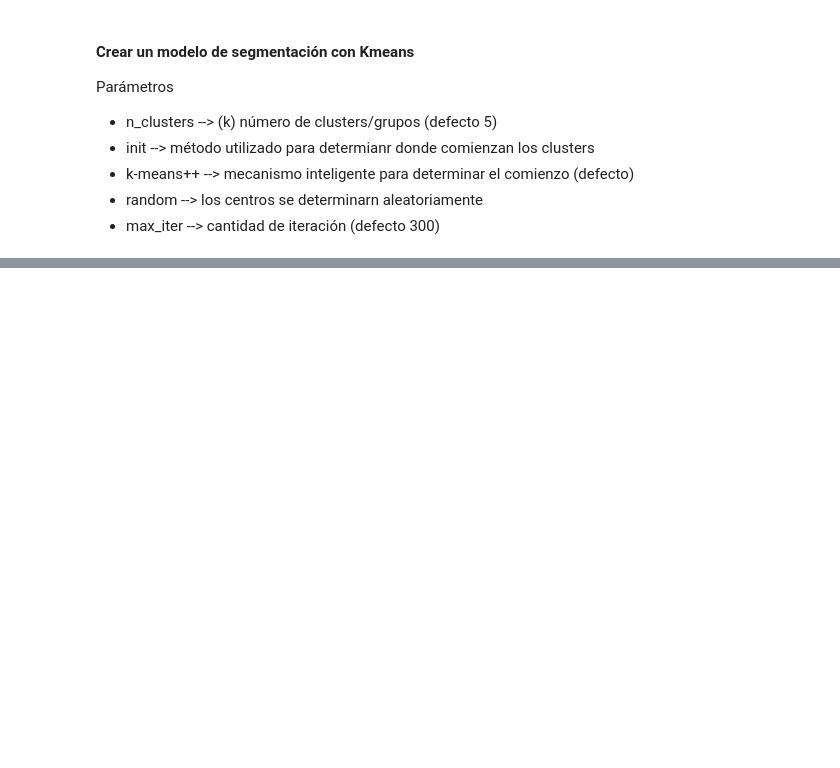
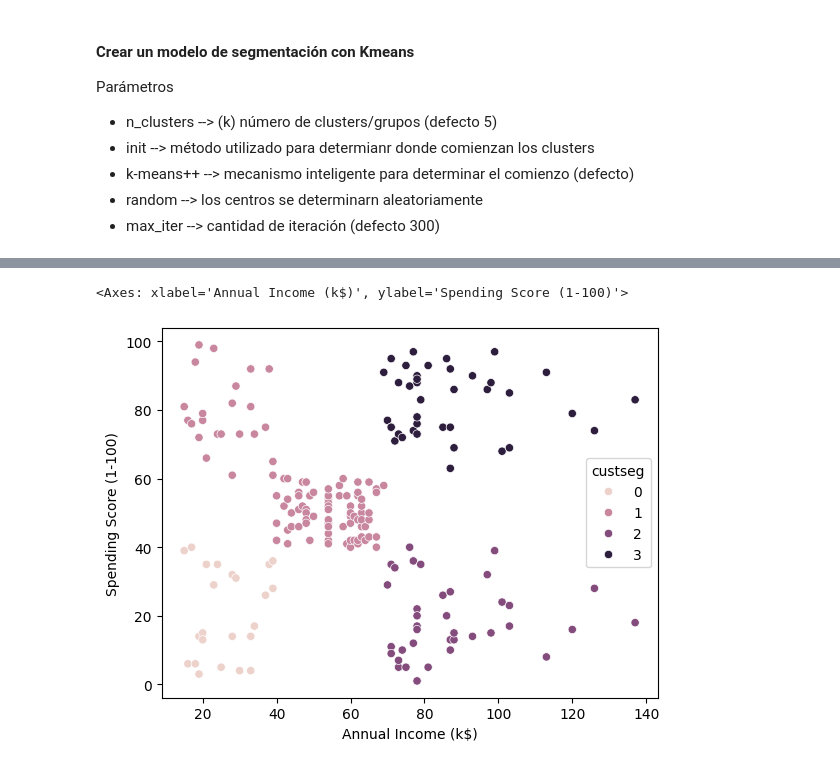
Before and after one commit to kandyperez/clustering_python, a Jupyter notebook: ejercicios_practica/1_customers_segmenation (1).ipynb, the cells around one changed output, grey strips where cells are left out. Drawn from its saved outputs; the diff is of its cells as text; code cells hidden in the pictures; blank space fills up the shorter version.

```diff
--- a/ejercicios_practica/1_customers_segmenation (1).ipynb
+++ b/ejercicios_practica/1_customers_segmenation (1).ipynb
@@ -146,5 +203,12 @@ accuracy_score(df2["custseg"], labels)
 # %%
 # Alumno: Volver a repetir el gráfico de scatter "Annual Income" y "Spending Socre"
 # pero ahora coloreando con "hue" los puntos según su clase de custseg
+# Alumno: Volver a repetir el gráfico de scatter "Annual Income" y "Spending Socre"
+# pero ahora coloreando con "hue" los puntos según su clase de custseg
 
-sns.scatterplot(x=df2["Annual Income"], y=df2["SpedingScore"], hue=df2["custseg"])
+Annual_Income = df2["Annual Income (k$)"] # Use the correct column name 'Annual Income (k$)'
+Spending_Score = df2["Spending Score (1-100)"] # Use the correct column name 'Spending Score (1-100)'
+sns.scatterplot(x=df2["Annual Income (k$)"], y=df2["Spending Score (1-100)"], hue=df2["custseg"]) # Use the correct column names
+# %% [output]
+<Axes: xlabel='Annual Income (k$)', ylabel='Spending Score (1-100)'>
+[figure, added]
```
Also changed, not shown: parts of 12 cells of this notebook.
